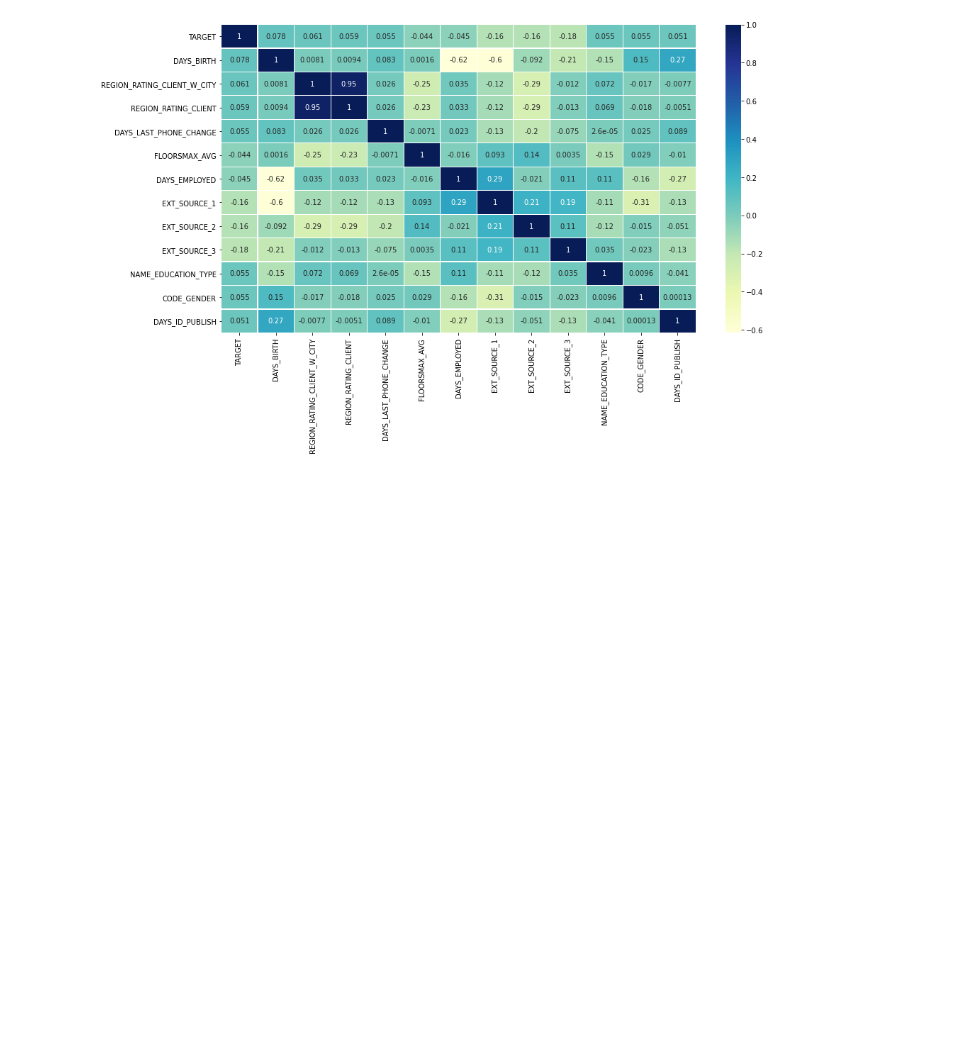
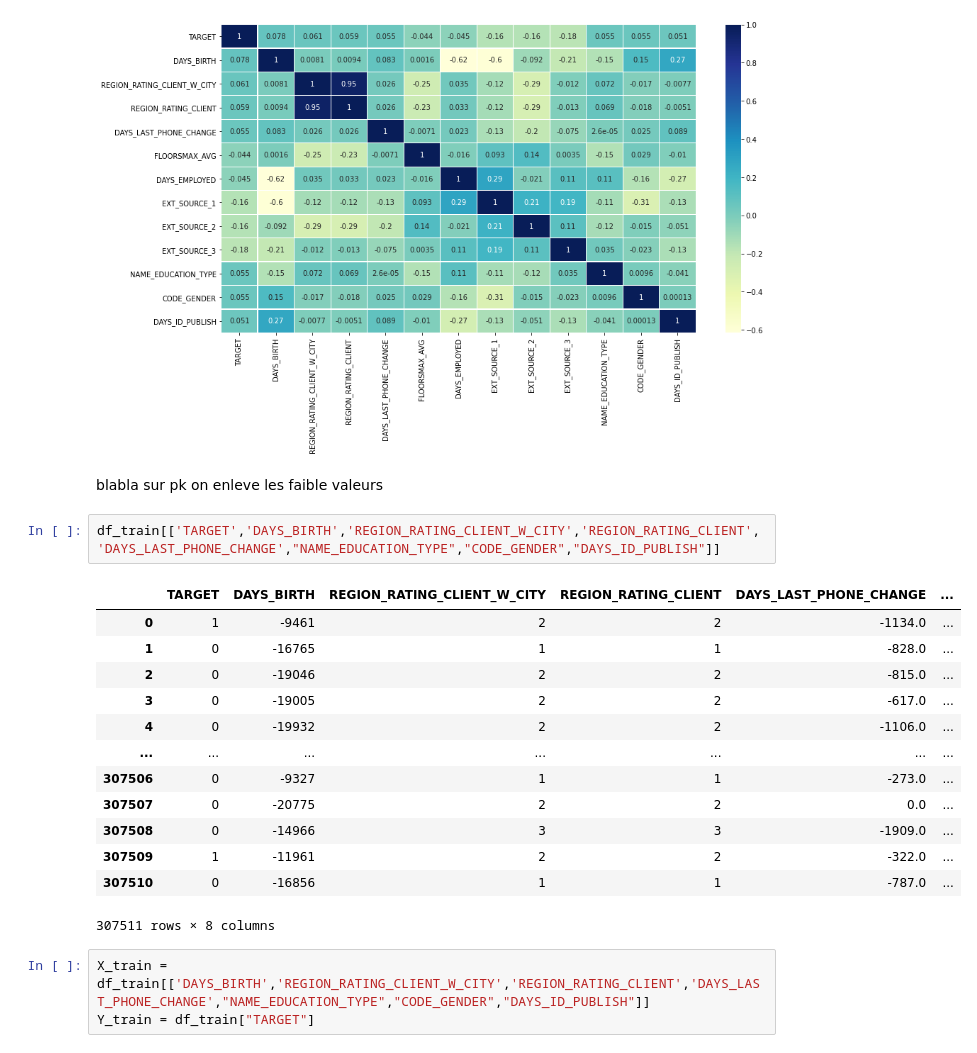
Before and after one commit to bididi/Application_of_bigdata_pj, a Jupyter notebook: Project part 1.ipynb, the cells around one changed output. Drawn from its saved outputs; the diff is of its cells as text; blank space fills up the shorter version.

```diff
--- a/Project part 1.ipynb
+++ b/Project part 1.ipynb
@@ -153,3 +157,24 @@ plt.figure(figsize=(15,8))
 sns.heatmap(corr, annot=True, linewidths=.2, cmap="YlGnBu");
 # %% [output]
 [figure]
+# %% [markdown]
+blabla sur pk on enleve les faible valeurs
+# %%
+df_train[['TARGET','DAYS_BIRTH','REGION_RATING_CLIENT_W_CITY','REGION_RATING_CLIENT','DAYS_LAST_PHONE_CHANGE',"NAME_EDUCATION_TYPE","CODE_GENDER","DAYS_ID_PUBLISH"]]
+# %% [output]
+|  | TARGET | DAYS_BIRTH | REGION_RATING_CLIENT_W_CITY | REGION_RATING_CLIENT | DAYS_LAST_PHONE_CHANGE | ... |
+| 0 | 1 | -9461 | 2 | 2 | -1134.0 | ... |
+| 1 | 0 | -16765 | 1 | 1 | -828.0 | ... |
+| 2 | 0 | -19046 | 2 | 2 | -815.0 | ... |
+| 3 | 0 | -19005 | 2 | 2 | -617.0 | ... |
+| 4 | 0 | -19932 | 2 | 2 | -1106.0 | ... |
+| ... | ... | ... | ... | ... | ... | ... |
+| 307506 | 0 | -9327 | 1 | 1 | -273.0 | ... |
+| 307507 | 0 | -20775 | 2 | 2 | 0.0 | ... |
+| 307508 | 0 | -14966 | 3 | 3 | -1909.0 | ... |
+| 307509 | 1 | -11961 | 2 | 2 | -322.0 | ... |
+| 307510 | 0 | -16856 | 1 | 1 | -787.0 | ... |
+307511 rows × 8 columns
+# %%
+X_train = df_train[['DAYS_BIRTH','REGION_RATING_CLIENT_W_CITY','REGION_RATING_CLIENT','DAYS_LAST_PHONE_CHANGE',"NAME_EDUCATION_TYPE","CODE_GENDER","DAYS_ID_PUBLISH"]]
+Y_train = df_train["TARGET"]
```
Also changed, not shown: parts of 6 cells of this notebook.
